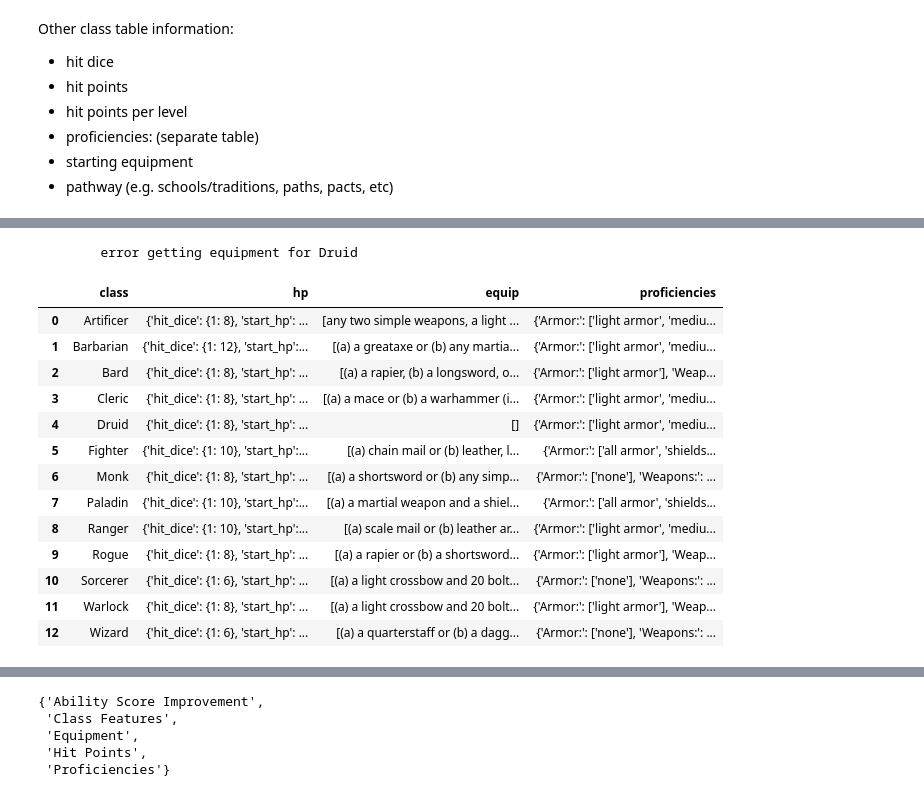
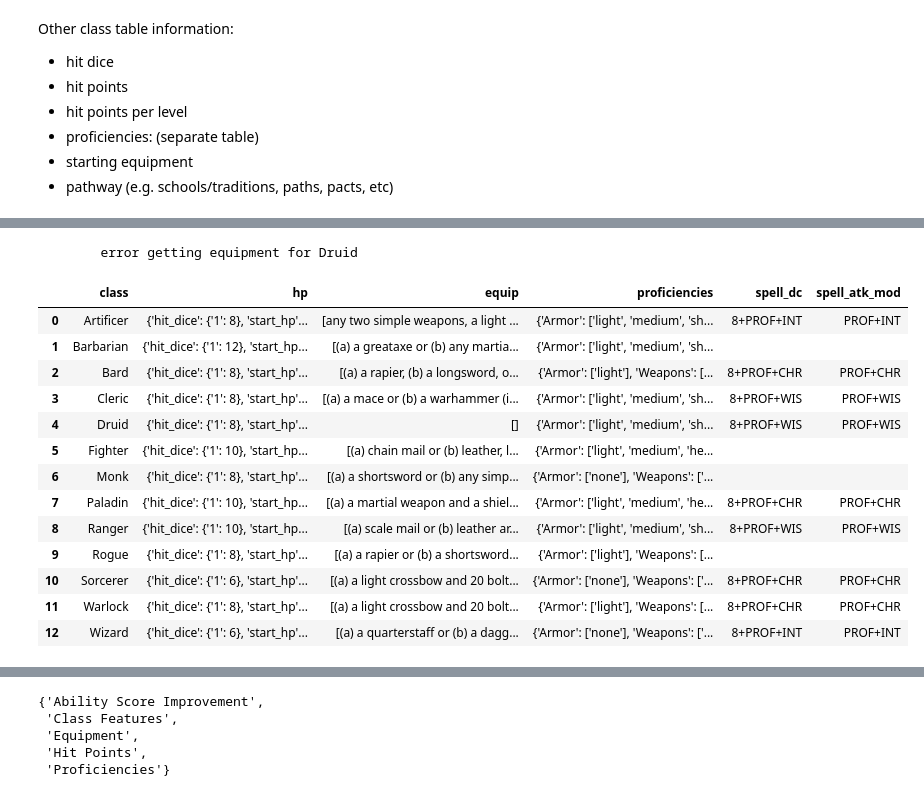
Before and after one commit to pconnell/DNDIO, a Jupyter notebook: webscrape.ipynb, the cells around one changed output, grey strips where cells are left out. Drawn from its saved outputs; the diff is of its cells as text; code cells hidden in the pictures.

Commit message:
added data updates, db updates, worker updates
most logic in roll worker implemented; started work in other workers, and modified (some) of the protobufs. scraped more data from source files.

```diff
--- a/webscrape.ipynb
+++ b/webscrape.ipynb
@@ -1193,0 +1212,2 @@ Other class table information:
+# %%
+soup = BS(open(class_files[0]['file'],'r').read())
@@ -1214,10 +1271,12 @@ def get_hp_data(soup):
         res[t[0]] = t[1]
     hp = {}
     hp['hit_dice']=re.findall(r'(\d+)d(\d+)',res['Hit Dice:'])
-    hp['hit_dice']={int(hp['hit_dice'][0][0]):int(hp['hit_dice'][0][1])}
+    # hp['hit_dice']={int(hp['hit_dice'][0][0]):int(hp['hit_dice'][0][1])}
+    hp['hit_dice']={hp['hit_dice'][0][0]:int(hp['hit_dice'][0][1])}
     hp['start_hp']=re.findall(r'(\d+)',res['Hit Points at 1st Level:'])[0]+'+CON'
     hp['lvl_hp']=re.findall(r'(\d+)d(\d+)',res['Hit Points at Higher Levels:'])
-    hp['lvl_hp']={int(hp['lvl_hp'][0][0]):int(hp['lvl_hp'][0][1])}
+    # hp['lvl_hp']={int(hp['lvl_hp'][0][0]):int(hp['lvl_hp'][0][1])}
+    hp['lvl_hp']={hp['lvl_hp'][0][0]:int(hp['lvl_hp'][0][1])}
     hp['alt_lvl_hp'] = re.findall(r'\(or (\d+)\)',res['Hit Points at Higher Levels:'])[0]+'+CON'
     # print(hp)
     return hp
@@ -1230,7 +1292,13 @@ def get_starting_equipment(soup):
 
     equip_data = [e.text.strip() for e in equip_data('li')]
     for i in range(len(equip_data)):
+        # if "'" in equip_data[i]:
+        #     equip_data[i] = re.sub('\'','\'\'',equip_data[i])
         if '’' in equip_data[i]:
-            equip_data[i] = re.sub('’','\'\'')
+            equip_data[i] = re.sub('’','\'',equip_data[i])
+        if "'" in equip_data[i]:
+            equip_data[i] = re.sub('\'','\'\'',equip_data[i])
+
+    return equip_data
 get_starting_equipment(soup)
 # %% [output]
@@ -1241,2 +1309,4 @@ get_starting_equipment(soup)
+# %%
+soup = BS(open(class_files[6]['file'],'r').read())
 # %%
 def get_proficiencies(soup):
@@ -1296,58 +1414,77 @@ class_tables_clean.to_csv('./data/class_by_level.csv',index=False)
 # %%
 # class_tables_clean[['hp','proficiencies','start_equip']] = '','',''
+import json
 class_start_data = pd.DataFrame({
     'class':[],
     'hp':[],
     'equip':[],
-    'proficiencies':[]
+    'proficiencies':[],
+    'spell_dc':[],
+    'spell_atk_mod':[]
 })
 class_start_data['equip'] = class_start_data['equip'].astype('object')
 for file in class_files:
     f = open(file['file'],'r').read()
     soup = BS(f)
     # print(file['class'])
     # class_start_data.loc[len(class_start_data)] = {'class':file['class'],'hp':'','equip':'','proficiencies':''}
     try:
         profs = get_proficiencies(soup)
         # class_start_data.loc[class_start_data.loc[len(class_start_data)-1]['class']==file['class'],'proficiencies'] = profs
         # print('\tproficiencies: {}'.format(get_proficiencies(soup)))
-    except:
+    except Exception as e:
         profs = None
         print('error getting proficiencies for {}'.format(file['class']))
+        raise e
     try:
         hp = get_hp_data(soup)
         # class_tables_clean.loc[class_tables_clean['class']==file['class'],'hp'] = hp
         # print('\thp:{}'.format(get_hp_data(soup)))
     except:
         hp = None
         print('error getting hp for {}'.format(file['class']))
     try:
         equip = get_starting_equipment(soup)
         # print('\tequipment: {}'.format(get_starting_equipment(soup)))
         # class_tables_clean.loc[class_tables_clean['class']==file['class'],'start_equip'] = equip
-    except:
+    except Exception as e:
         equip = None
         print('\terror getting equipment for {}'.format(file['class']))
+    try:
+        spellcast = get_spellcast_mods(soup)
+        if len(spellcast) > 0:
+            dc = spellcast[0]
+            mod = spellcast[1]
+        else:
+            dc = None
+            mod = None
+    except:
+        print("Couldn't get spellcasting data for {}".format(file['class']))
+        dc = None
+        mod = None
     if equip is None:
         equip = []
-    d = {'class':file['class'],'hp':hp,'equip':equip,'proficiencies':profs}
+    # d = {'class':file['class'],'hp':json.dumps(hp),'equip':equip,'proficiencies':profs,'spell_dc':dc,'spell_atk_mod':mod}
     # print(d)
-    class_start_data.loc[len(class_start_data)] = {'class':file['class'],'hp':hp,'equip':equip,'proficiencies':profs}
+    class_start_data.loc[len(class_start_data)] = {
+        'class':file['class'],'hp':hp,'equip':equip,
+        'proficiencies':profs,'spell_dc':dc,'spell_atk_mod':mod
+    }
     # class_start_data.loc[len(class_start_data)] = d
 class_start_data
 # %% [output]
         error getting equipment for Druid
-|  | class | hp | equip | proficiencies |
-| 0 | Artificer | {'hit_dice': {1: 8}, 'start_hp': ... | [any two simple weapons, a light ... | {'Armor:': ['light armor', 'mediu... |
-| 1 | Barbarian | {'hit_dice': {1: 12}, 'start_hp':... | [(a) a greataxe or (b) any martia... | {'Armor:': ['light armor', 'mediu... |
-| 2 | Bard | {'hit_dice': {1: 8}, 'start_hp': ... | [(a) a rapier, (b) a longsword, o... | {'Armor:': ['light armor'], 'Weap... |
-| 3 | Cleric | {'hit_dice': {1: 8}, 'start_hp': ... | [(a) a mace or (b) a warhammer (i... | {'Armor:': ['light armor', 'mediu... |
-| 4 | Druid | {'hit_dice': {1: 8}, 'start_hp': ... | [] | {'Armor:': ['light armor', 'mediu... |
-| 5 | Fighter | {'hit_dice': {1: 10}, 'start_hp':... | [(a) chain mail or (b) leather, l... | {'Armor:': ['all armor', 'shields... |
-| 6 | Monk | {'hit_dice': {1: 8}, 'start_hp': ... | [(a) a shortsword or (b) any simp... | {'Armor:': ['none'], 'Weapons:': ... |
-| 7 | Paladin | {'hit_dice': {1: 10}, 'start_hp':... | [(a) a martial weapon and a shiel... | {'Armor:': ['all armor', 'shields... |
-| 8 | Ranger | {'hit_dice': {1: 10}, 'start_hp':... | [(a) scale mail or (b) leather ar... | {'Armor:': ['light armor', 'mediu... |
-| 9 | Rogue | {'hit_dice': {1: 8}, 'start_hp': ... | [(a) a rapier or (b) a shortsword... | {'Armor:': ['light armor'], 'Weap... |
-| 10 | Sorcerer | {'hit_dice': {1: 6}, 'start_hp': ... | [(a) a light crossbow and 20 bolt... | {'Armor:': ['none'], 'Weapons:': ... |
-| 11 | Warlock | {'hit_dice': {1: 8}, 'start_hp': ... | [(a) a light crossbow and 20 bolt... | {'Armor:': ['light armor'], 'Weap... |
-| 12 | Wizard | {'hit_dice': {1: 6}, 'start_hp': ... | [(a) a quarterstaff or (b) a dagg... | {'Armor:': ['none'], 'Weapons:': ... |
+|  | class | hp | equip | proficiencies | spell_dc | spell_atk_mod |
+| 0 | Artificer | {'hit_dice': {'1': 8}, 'start_hp'... | [any two simple weapons, a light ... | {'Armor': ['light', 'medium', 'sh... | 8+PROF+INT | PROF+INT |
+| 1 | Barbarian | {'hit_dice': {'1': 12}, 'start_hp... | [(a) a greataxe or (b) any martia... | {'Armor': ['light', 'medium', 'sh... |  |  |
+| 2 | Bard | {'hit_dice': {'1': 8}, 'start_hp'... | [(a) a rapier, (b) a longsword, o... | {'Armor': ['light'], 'Weapons': [... | 8+PROF+CHR | PROF+CHR |
+| 3 | Cleric | {'hit_dice': {'1': 8}, 'start_hp'... | [(a) a mace or (b) a warhammer (i... | {'Armor': ['light', 'medium', 'sh... | 8+PROF+WIS | PROF+WIS |
+| 4 | Druid | {'hit_dice': {'1': 8}, 'start_hp'... | [] | {'Armor': ['light', 'medium', 'sh... | 8+PROF+WIS | PROF+WIS |
+| 5 | Fighter | {'hit_dice': {'1': 10}, 'start_hp... | [(a) chain mail or (b) leather, l... | {'Armor': ['light', 'medium', 'he... |  |  |
+| 6 | Monk | {'hit_dice': {'1': 8}, 'start_hp'... | [(a) a shortsword or (b) any simp... | {'Armor': ['none'], 'Weapons': ['... |  |  |
+| 7 | Paladin | {'hit_dice': {'1': 10}, 'start_hp... | [(a) a martial weapon and a shiel... | {'Armor': ['light', 'medium', 'he... | 8+PROF+CHR | PROF+CHR |
+| 8 | Ranger | {'hit_dice': {'1': 10}, 'start_hp... | [(a) scale mail or (b) leather ar... | {'Armor': ['light', 'medium', 'sh... | 8+PROF+WIS | PROF+WIS |
+| 9 | Rogue | {'hit_dice': {'1': 8}, 'start_hp'... | [(a) a rapier or (b) a shortsword... | {'Armor': ['light'], 'Weapons': [... |  |  |
+| 10 | Sorcerer | {'hit_dice': {'1': 6}, 'start_hp'... | [(a) a light crossbow and 20 bolt... | {'Armor': ['none'], 'Weapons': ['... | 8+PROF+CHR | PROF+CHR |
+| 11 | Warlock | {'hit_dice': {'1': 8}, 'start_hp'... | [(a) a light crossbow and 20 bolt... | {'Armor': ['light'], 'Weapons': [... | 8+PROF+CHR | PROF+CHR |
+| 12 | Wizard | {'hit_dice': {'1': 6}, 'start_hp'... | [(a) a quarterstaff or (b) a dagg... | {'Armor': ['none'], 'Weapons': ['... | 8+PROF+INT | PROF+INT |
```
Also changed, not shown: parts of 21 cells of this notebook, 15 other files.
